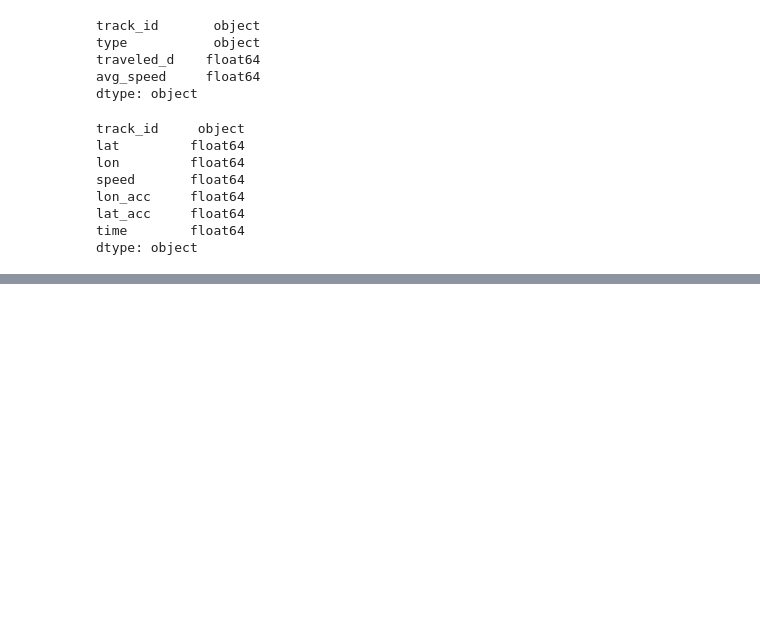
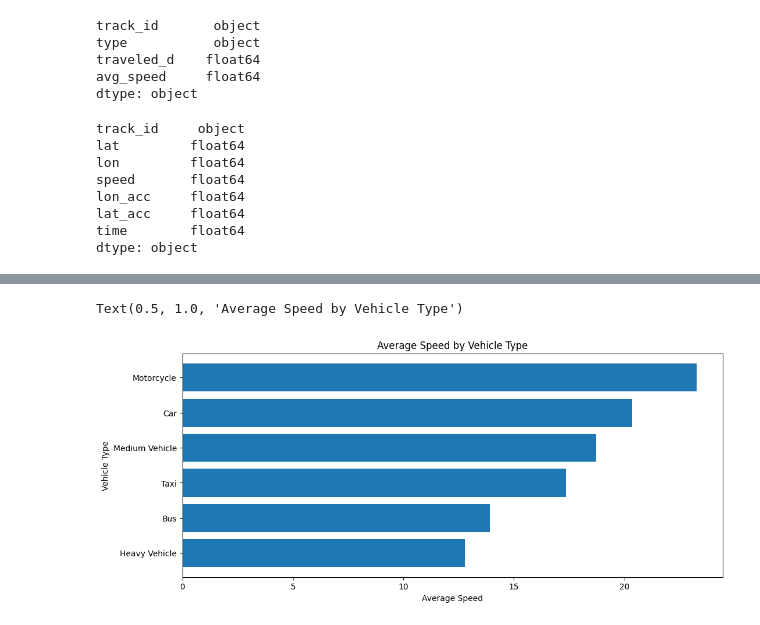
Before and after one commit to mistir-nigusse/pNEUMA_Traffic_data_warehouse, a Jupyter notebook: notebooks/eda_analysis.ipynb, the cells around one changed output, grey strips where cells are left out. Cells and saved outputs as stored; diff of their text form; code cells hidden in the pictures; blank space fills up the shorter version.

```diff
--- a/notebooks/eda_analysis.ipynb
+++ b/notebooks/eda_analysis.ipynb
@@ -143,0 +219,9 @@ from utils.db_util import DBConfig
+# %%
+df_average_speed = df_vehicle.groupby('type')['avg_speed'].mean().sort_values().reset_index()
+plt.barh(df_average_speed['type'], df_average_speed['avg_speed'])
+plt.xlabel('Average Speed')
+plt.ylabel('Vehicle Type')
+plt.title('Average Speed by Vehicle Type')
+# %% [output]
+Text(0.5, 1.0, 'Average Speed by Vehicle Type')
+[figure, added]
```
Also changed, not shown: parts of 8 cells of this notebook, 14 other files.
